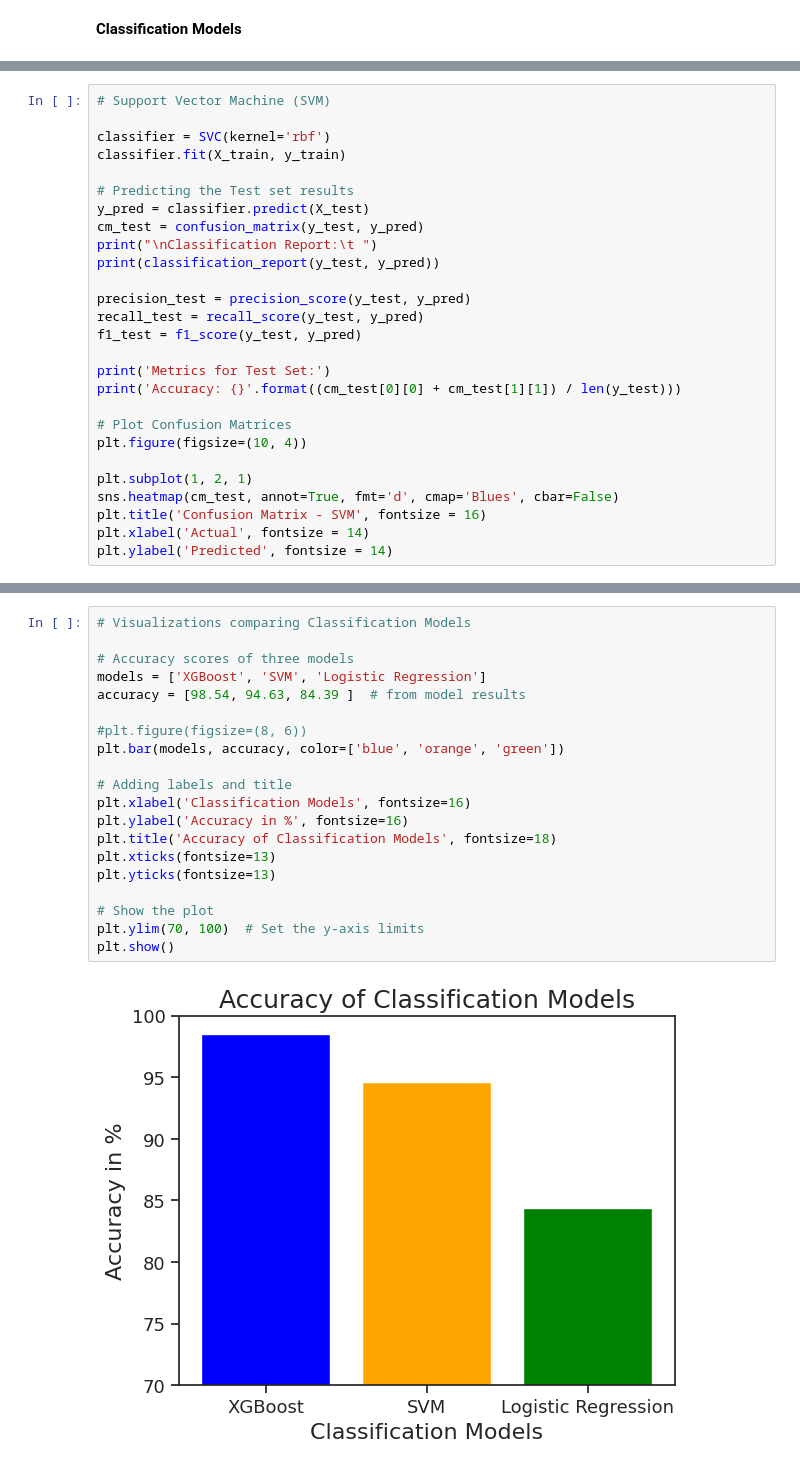
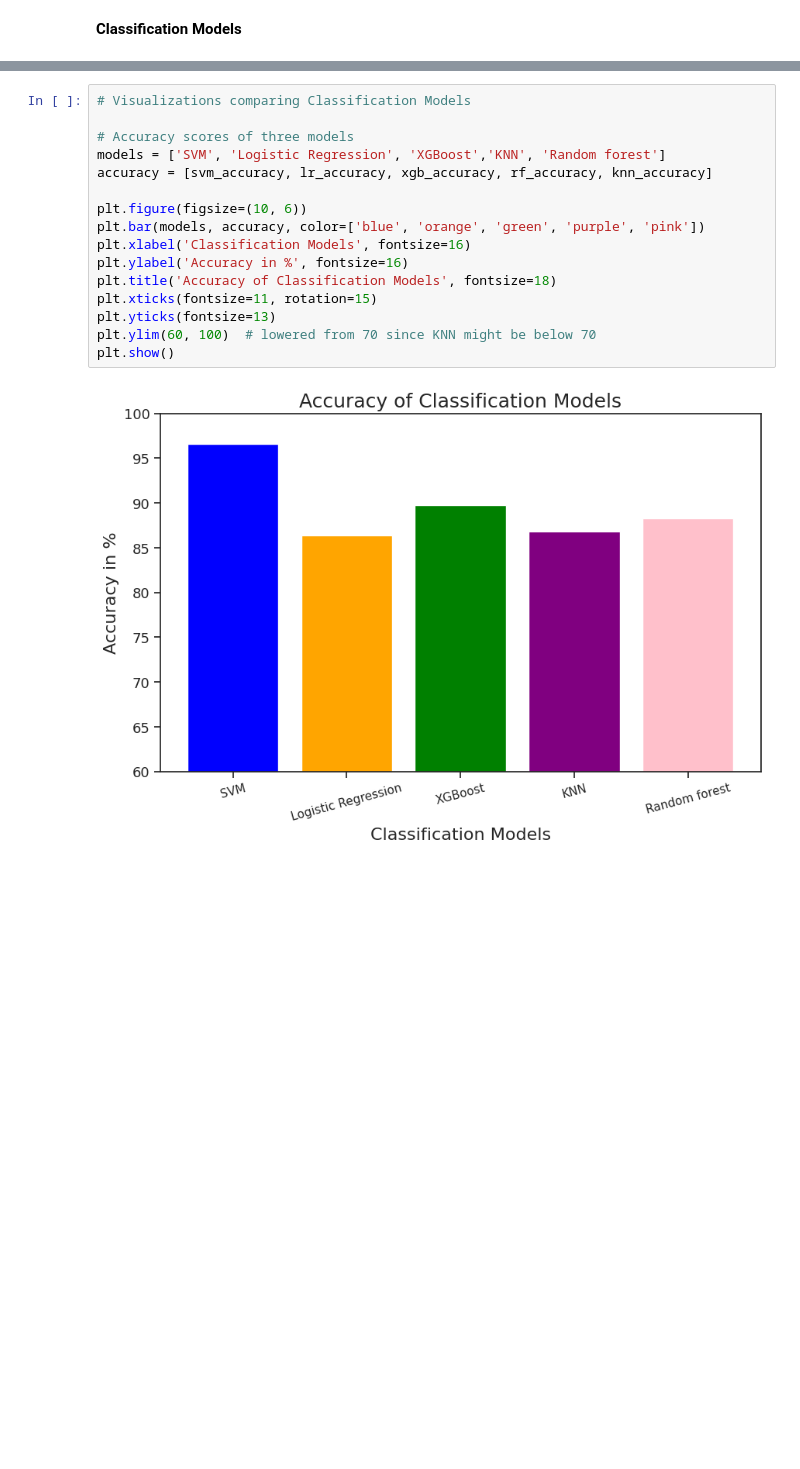
Before and after one commit to Reema-Almadhi/heart-disease-prediction, a Jupyter notebook: Heart_disease_prediction.ipynb, the cells around one changed output, grey strips where cells are left out. Cells and saved outputs as stored; diff of their text form; blank space fills up the shorter version.

Commit message:
Add KNN and Random Forest

```diff
--- a/Heart_disease_prediction.ipynb
+++ b/Heart_disease_prediction.ipynb
@@ -213,30 +159,3 @@ X_train, X_test, y_train, y_test = train_test_split(X, y, test_size = 0.2, rando
 sc = StandardScaler()
 X_train = sc.fit_transform(X_train)
 X_test = sc.transform(X_test)
-# %%
-# Support Vector Machine (SVM)
-
-classifier = SVC(kernel='rbf')
-classifier.fit(X_train, y_train)
-
-# Predicting the Test set results
-y_pred = classifier.predict(X_test)
-cm_test = confusion_matrix(y_test, y_pred)
-print("\nClassification Report:\t ")
-print(classification_report(y_test, y_pred))
-
-precision_test = precision_score(y_test, y_pred)
-recall_test = recall_score(y_test, y_pred)
-f1_test = f1_score(y_test, y_pred)
-
-print('Metrics for Test Set:')
-print('Accuracy: {}'.format((cm_test[0][0] + cm_test[1][1]) / len(y_test)))
-
-# Plot Confusion Matrices
-plt.figure(figsize=(10, 4))
-
-plt.subplot(1, 2, 1)
-sns.heatmap(cm_test, annot=True, fmt='d', cmap='Blues', cbar=False)
-plt.title('Confusion Matrix - SVM', fontsize = 16)
-plt.xlabel('Actual', fontsize = 14)
-plt.ylabel('Predicted', fontsize = 14)
@@ -413,25 +550,21 @@ weighted avg       0.99      0.99      0.99       205
 # %%
 # Visualizations comparing Classification Models
 
 # Accuracy scores of three models
-models = ['XGBoost', 'SVM', 'Logistic Regression']
-accuracy = [98.54, 94.63, 84.39 ]  # from model results
+models = ['SVM', 'Logistic Regression', 'XGBoost','KNN', 'Random forest']
+accuracy = [svm_accuracy, lr_accuracy, xgb_accuracy, rf_accuracy, knn_accuracy]
 
-#plt.figure(figsize=(8, 6))
-plt.bar(models, accuracy, color=['blue', 'orange', 'green'])
-
-# Adding labels and title
+plt.figure(figsize=(10, 6))
+plt.bar(models, accuracy, color=['blue', 'orange', 'green', 'purple', 'pink'])
 plt.xlabel('Classification Models', fontsize=16)
 plt.ylabel('Accuracy in %', fontsize=16)
 plt.title('Accuracy of Classification Models', fontsize=18)
-plt.xticks(fontsize=13)
+plt.xticks(fontsize=11, rotation=15)
 plt.yticks(fontsize=13)
-
-# Show the plot
-plt.ylim(70, 100)  # Set the y-axis limits
+plt.ylim(60, 100)  # lowered from 70 since KNN might be below 70
 plt.show()
 # %% [output]
-[figure, old version]
+[figure, new version]
 # %%
 # Line chart to compare precision, recall and f1-score of classifiers
 
```
Also changed, not shown: parts of 21 cells of this notebook.
